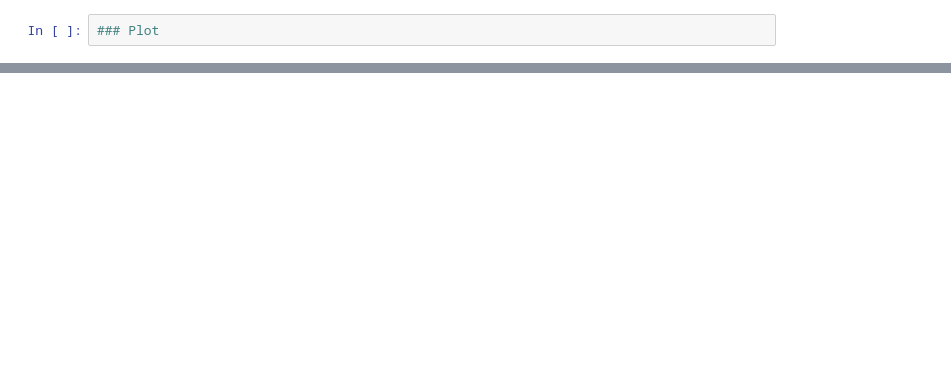
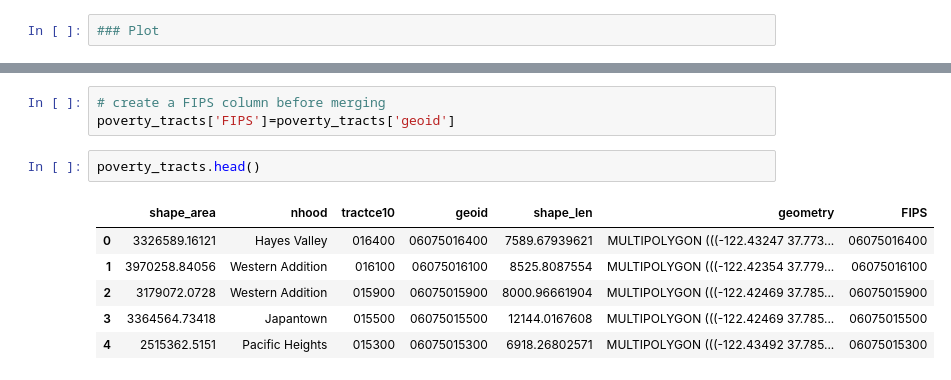
Before and after one commit to tommychandler5/221project, a Jupyter notebook: Group Assignments/W7 Assignment 3/Health Indices.ipynb, the cells around one changed output, grey strips where cells are left out. Saved outputs shown, nothing was run; the diff lists cells and outputs as text; blank space fills up the shorter version.

```diff
--- a/Group Assignments/W7 Assignment 3/Health Indices.ipynb
+++ b/Group Assignments/W7 Assignment 3/Health Indices.ipynb
@@ -146,0 +172,12 @@ poverty_4=poverty[poverty.Poverty>27.3]
+# %%
+# create a FIPS column before merging
+poverty_tracts['FIPS']=poverty_tracts['geoid']
+# %%
+poverty_tracts.head()
+# %% [output]
+|  | shape_area | nhood | tractce10 | geoid | shape_len | geometry | FIPS |
+| 0 | 3326589.16121 | Hayes Valley | 016400 | 06075016400 | 7589.67939621 | MULTIPOLYGON (((-122.43247 37.773... | 06075016400 |
+| 1 | 3970258.84056 | Western Addition | 016100 | 06075016100 | 8525.8087554 | MULTIPOLYGON (((-122.42354 37.779... | 06075016100 |
+| 2 | 3179072.0728 | Western Addition | 015900 | 06075015900 | 8000.96661904 | MULTIPOLYGON (((-122.42469 37.785... | 06075015900 |
+| 3 | 3364564.73418 | Japantown | 015500 | 06075015500 | 12144.0167608 | MULTIPOLYGON (((-122.42469 37.785... | 06075015500 |
+| 4 | 2515362.5151 | Pacific Heights | 015300 | 06075015300 | 6918.26802571 | MULTIPOLYGON (((-122.43492 37.785... | 06075015300 |
```
Also changed, not shown: parts of 8 cells of this notebook.
